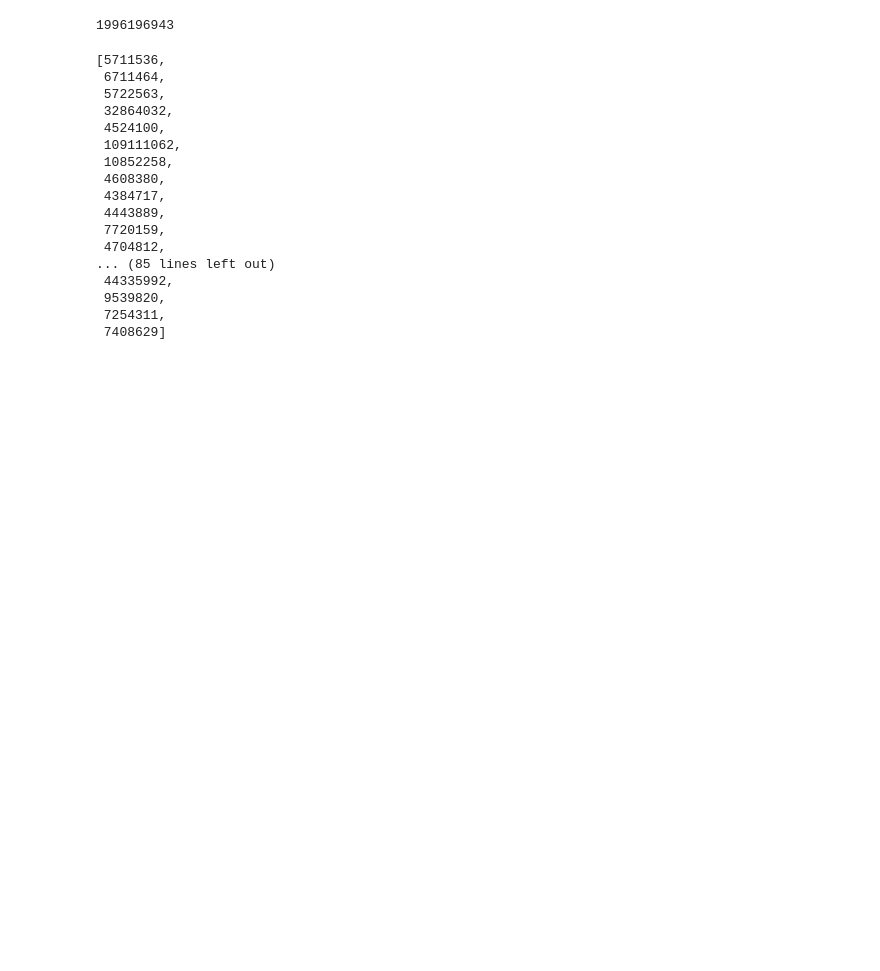
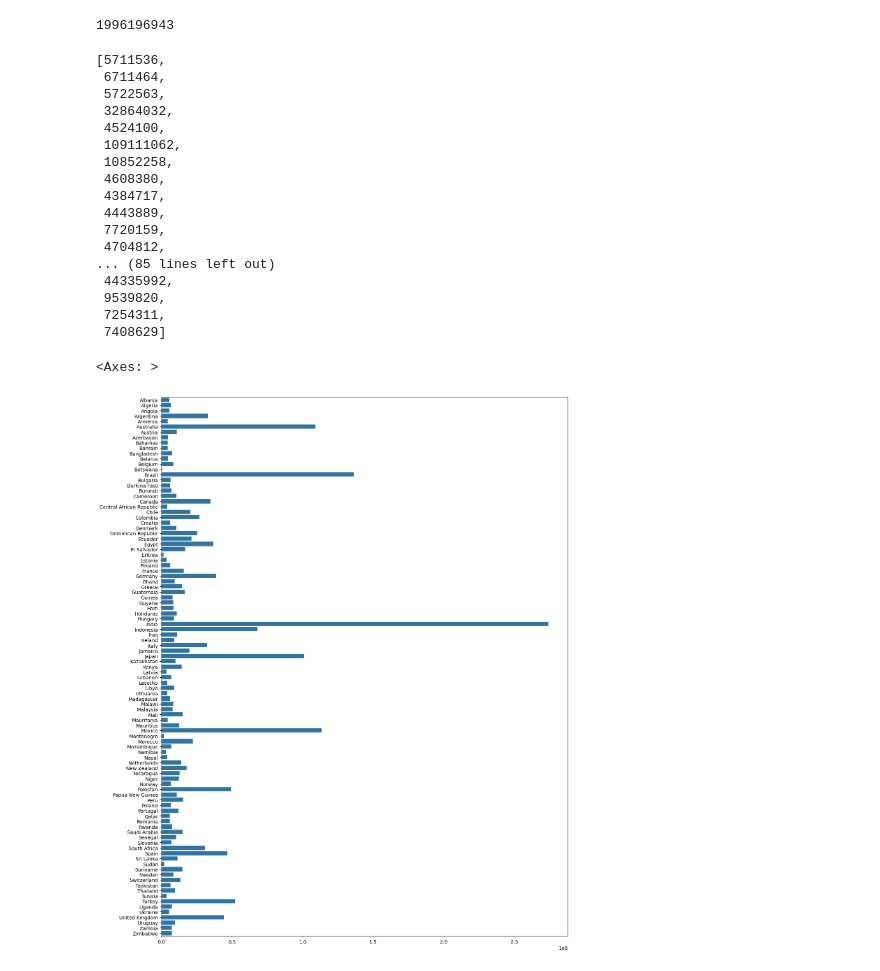
Before and after one commit to AamukthaThammisetty/crop-yield-prediction, a Jupyter notebook: jupyter-notebooks/notebook.ipynb, the cells around one changed output. Drawn from its saved outputs; the diff is of its cells as text; code cells hidden in the pictures; blank space fills up the shorter version.

Commit message:
graph frequency vs item

```diff
--- a/jupyter-notebooks/notebook.ipynb
+++ b/jupyter-notebooks/notebook.ipynb
@@ -152,3 +152,9 @@ yield_per_country
  9539820,
  7254311,
  7408629]
+# %%
+plt.figure(figsize=(15, 20))
+sns.barplot(y=country, x=yield_per_country)
+# %% [output]
+<Axes: >
+[figure, added]
```
Also changed, not shown: parts of 1 cell of this notebook.
